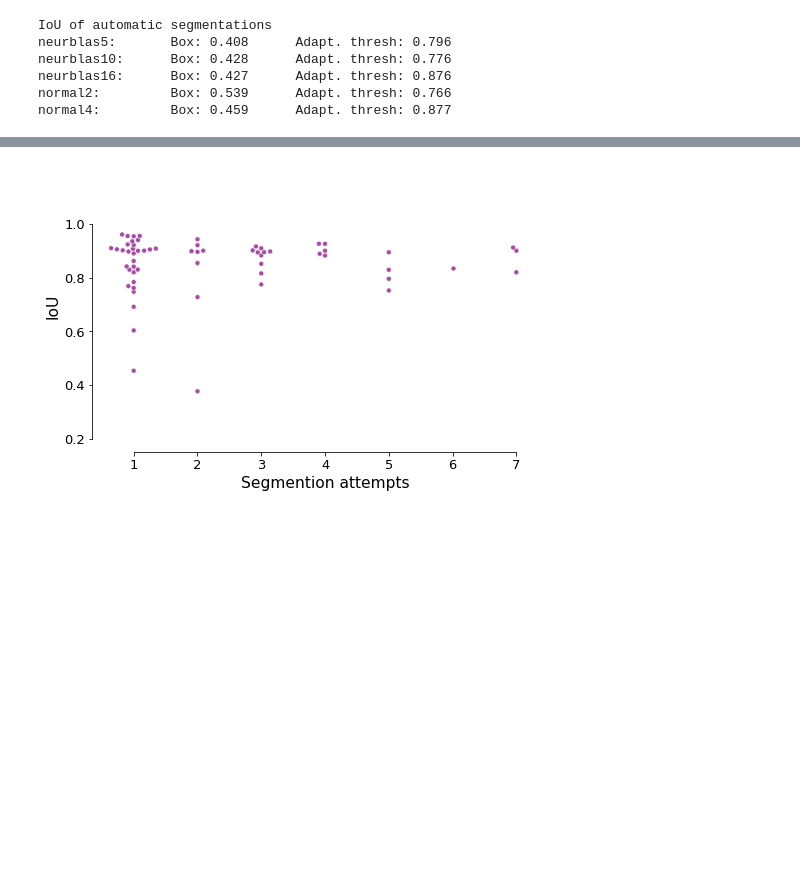
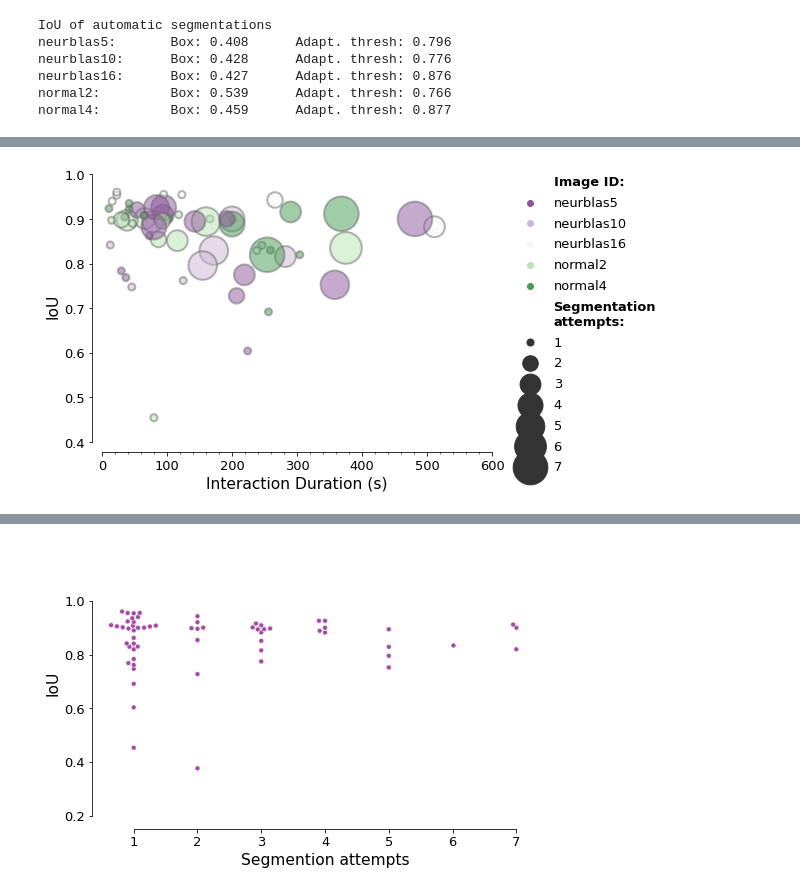
Before and after one commit to soupwaylee/masters-thesis-grabcut-cp-evaluation, a Jupyter notebook: mask_eval.ipynb, the cells around one changed output, grey strips where cells are left out. Saved outputs shown, nothing was run; the diff lists cells and outputs as text; code cells hidden in the pictures; blank space fills up the shorter version.

```diff
--- a/mask_eval.ipynb
+++ b/mask_eval.ipynb
@@ -286,42 +154,0 @@ plt.show()
-# %%
-sns.set_style({
-    'xtick.top': False,
-    'ytick.right': False,
-})
-
-f, ax3 = plt.subplots(figsize=(7, 6))
-
-
-g = sns.scatterplot(x="annotated_pixels_percentage", y="iou", hue="image_id", size="total_submissions",
-                    sizes=(50, 1200), alpha=.5, palette=kromp_cmap, edgecolor='dimgrey', linewidth=2,
-                    data=kromp_mask_df, ax=ax3)
-
-ax3.set(xlabel="Annotated pixel area (%)")
-ax3.set(ylabel="IoU")
-
-ax3.set_ylim([0.4, 1.01])
-ax3.set_xlim([-0.015, 0.252])
-
-# ax.xaxis.set_major_locator(ticker.MultipleLocator(0.02))
-new_labels = [i * 5 for i in range(6)]
-ax3.set_xticklabels(new_labels)
-ax2.get_xaxis().set_minor_locator(ticker.AutoMinorLocator())
-
-sns.despine(offset=10, trim=True)
-
-l = plt.legend(bbox_to_anchor=(1.05, 1), loc=2, borderaxespad=0., labelspacing=0.8, frameon=False)
-
-plt.setp(l.texts, family='DejaVu Sans')
-
-t1, t2 = l.get_texts()[0], l.get_texts()[6]
-t1._fontproperties = t2._fontproperties.copy()
-
-t1.set_text('Image ID:')
-# t1.set_size('14')
-t1.set_weight('bold')
-t2.set_text('Segmentation\nattempts:')
-# t2.set_size('14')
-t2.set_weight('bold')
-
-plt.savefig(f"plots/kromp_iou_to_area.png", bbox_inches='tight')
-plt.show()
@@ -329,0 +165,4 @@ plt.show()
+# %%
+plot_iou_to_duration(kromp_mask_df)
+# %% [output]
+[figure, added]
```
Also changed, not shown: parts of 33 cells of this notebook, 1 other file.
